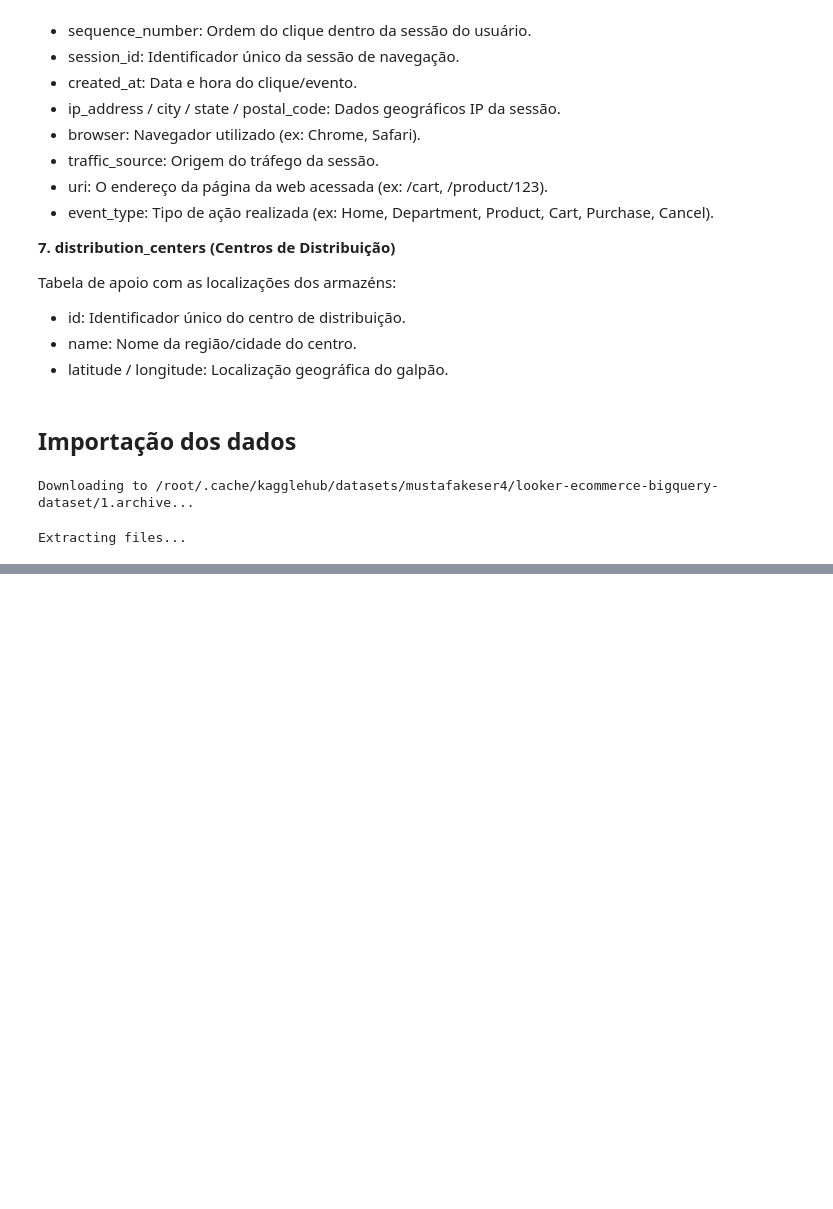
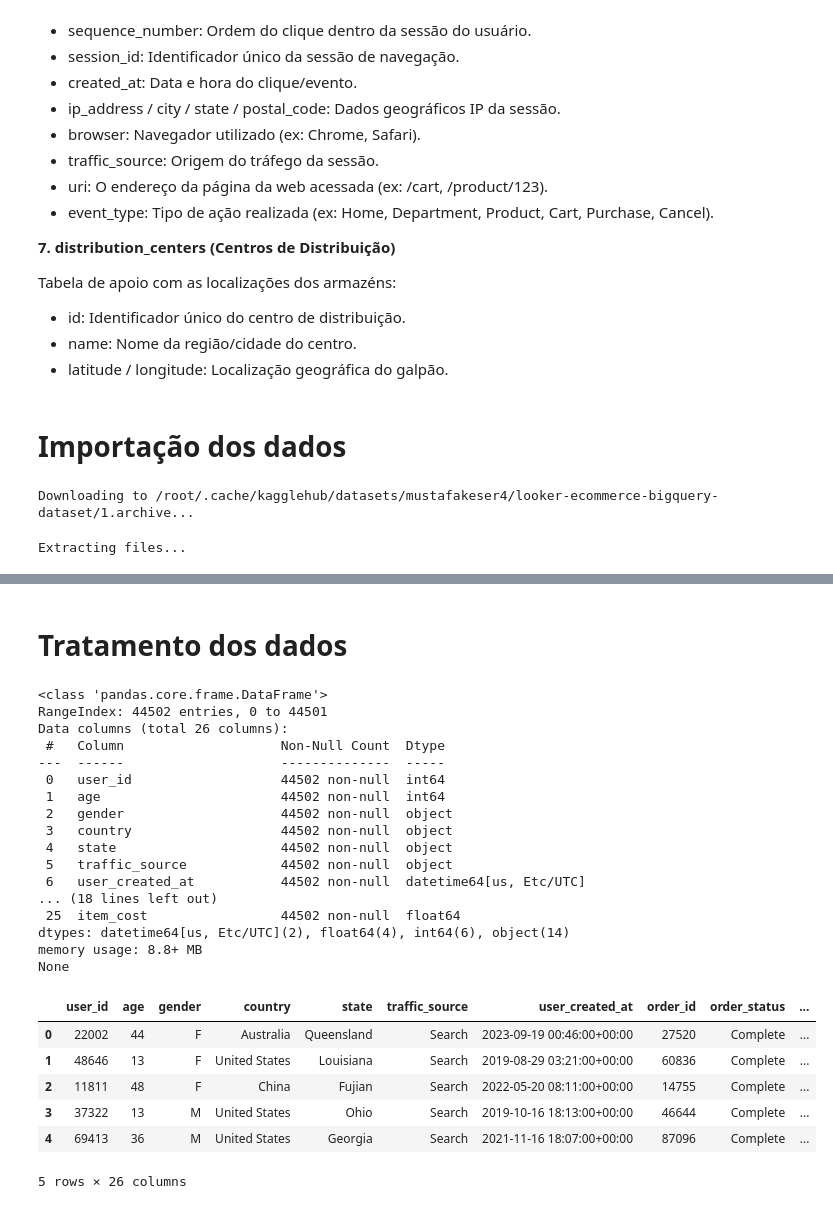
Before and after one commit to daniele-lins/sad-thelook-ecommerce, a Jupyter notebook: sad_thelook_ecommerce.ipynb, the cells around one changed output, grey strips where cells are left out. Saved outputs shown, nothing was run; the diff lists cells and outputs as text; code cells hidden in the pictures; blank space fills up the shorter version.

Commit message:
Tratamento de dados

```diff
--- a/sad_thelook_ecommerce.ipynb
+++ b/sad_thelook_ecommerce.ipynb
@@ -86,7 +86,7 @@ Tabela de apoio com as localizações dos armazéns:
 * name: Nome da região/cidade do centro.
 * latitude / longitude: Localização geográfica do galpão.
 # %% [markdown]
-## Importação dos dados
+# Importação dos dados
 # %%
 import kagglehub
 path = kagglehub.dataset_download("mustafakeser4/looker-ecommerce-bigquery-dataset")
@@ -117,3 +117,75 @@ Dataset de Usuários carregado com sucesso!
 | 2 | 36280 | Christopher | Mendoza | christophermendoza@example.net | 13 | M | Acre | 125 Turner Isle Apt. 264 | 69917-400 | ... |
 | 3 | 60193 | Jimmy | Conner | jimmyconner@example.com | 64 | M | Acre | 0966 Jose Branch Apt. 008 | 69917-400 | ... |
 | 4 | 64231 | Natasha | Wilson | natashawilson@example.net | 25 | F | Acre | 20798 Phillip Trail Apt. 392 | 69917-400 | ... |
+# %% [markdown]
+# Tratamento dos dados
+# %%
+import duckdb
+
+query = """
+SELECT
+  u.id AS user_id,
+  u.age,
+  u.gender,
+  u.country,
+  u.state,
+  u.traffic_source,
+  u.created_at AS user_created_at,
+  o.order_id,
+  o.status AS order_status,
+  o.created_at AS order_created_at,
+  o.shipped_at,
+  o.delivered_at,
+  o.num_of_item AS order_num_of_item,
+  oi.id AS order_item_id,
+  oi.status AS order_item_status,
+  oi.sale_price AS order_item_sale_price,
+  COALESCE(p.name, 'Sem Nome') AS product_name,
+  p.category AS category,
+  p.department AS product_department,
+  COALESCE(p.brand, 'Sem Marca') AS brand,
+  p.cost AS product_cost,
+  p.retail_price AS product_retail_price,
+  dc.name AS distribution_center_name,
+  ii.id AS item_id,
+  ii.created_at AS item_in_sku_at,
+  ii.cost AS item_cost
+FROM df_order_items oi
+INNER JOIN df_orders o ON o.order_id = oi.order_id
+LEFT JOIN df_users u ON u.id = oi.user_id
+LEFT JOIN df_products p ON p.id = oi.product_id
+LEFT JOIN df_inventory_items ii ON ii.id = oi.inventory_item_id
+LEFT JOIN df_distribution_centers dc ON dc.id = p.distribution_center_id
+WHERE o.status = 'Complete'
+  AND o.created_at IS NOT NULL
+  AND u.created_at IS NOT NULL
+"""
+
+df_result = duckdb.query(query).df()
+print(df_result.info())
+df_result.head()
+# %% [output]
+<class 'pandas.core.frame.DataFrame'>
+RangeIndex: 44502 entries, 0 to 44501
+Data columns (total 26 columns):
+ #   Column                    Non-Null Count  Dtype
+---  ------                    --------------  -----
+ 0   user_id                   44502 non-null  int64
+ 1   age                       44502 non-null  int64
+ 2   gender                    44502 non-null  object
+ 3   country                   44502 non-null  object
+ 4   state                     44502 non-null  object
+ 5   traffic_source            44502 non-null  object
+ 6   user_created_at           44502 non-null  datetime64[us, Etc/UTC]
+... (18 lines left out)
+ 25  item_cost                 44502 non-null  float64
+dtypes: datetime64[us, Etc/UTC](2), float64(4), int64(6), object(14)
+memory usage: 8.8+ MB
+None
+|  | user_id | age | gender | country | state | traffic_source | user_created_at | order_id | order_status | ... |
+| 0 | 22002 | 44 | F | Australia | Queensland | Search | 2023-09-19 00:46:00+00:00 | 27520 | Complete | ... |
+| 1 | 48646 | 13 | F | United States | Louisiana | Search | 2019-08-29 03:21:00+00:00 | 60836 | Complete | ... |
+| 2 | 11811 | 48 | F | China | Fujian | Search | 2022-05-20 08:11:00+00:00 | 14755 | Complete | ... |
+| 3 | 37322 | 13 | M | United States | Ohio | Search | 2019-10-16 18:13:00+00:00 | 46644 | Complete | ... |
+| 4 | 69413 | 36 | M | United States | Georgia | Search | 2021-11-16 18:07:00+00:00 | 87096 | Complete | ... |
+5 rows × 26 columns
```
Also changed, not shown: parts of 3 cells of this notebook.
